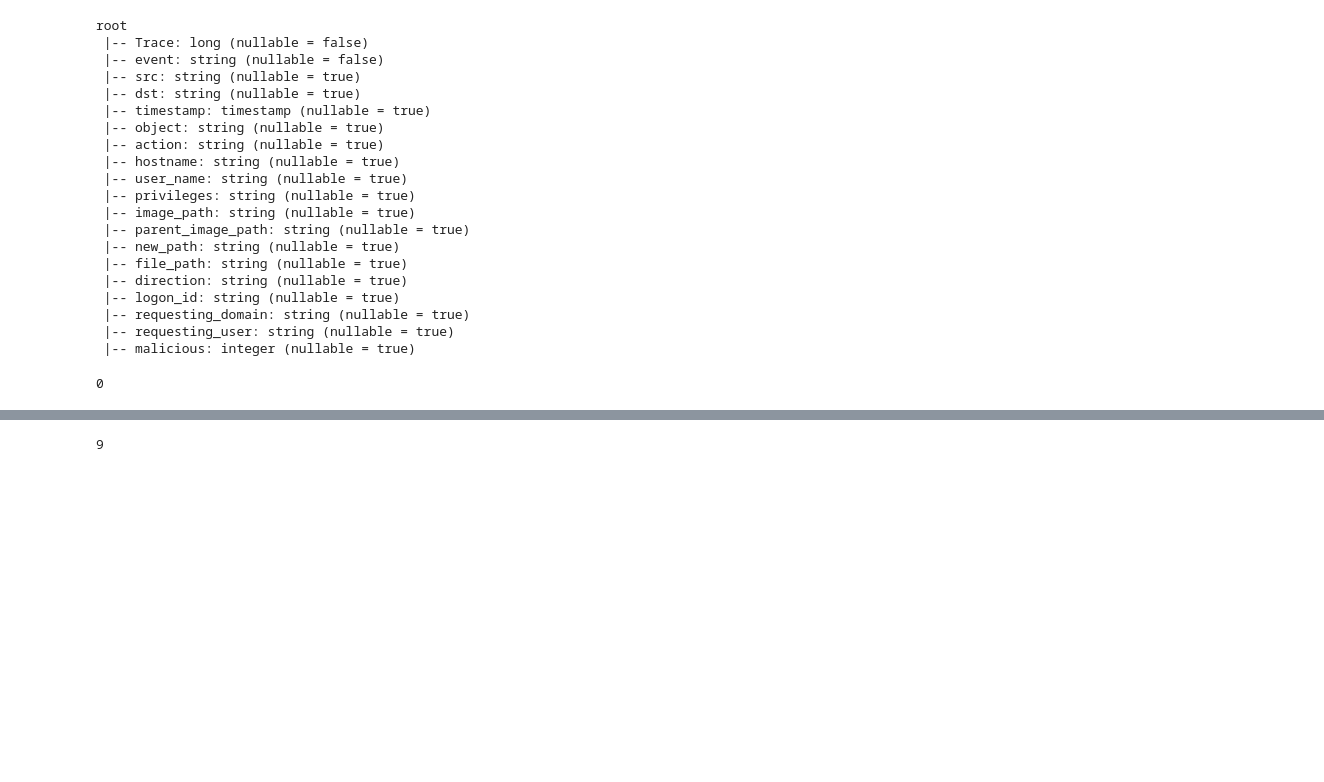
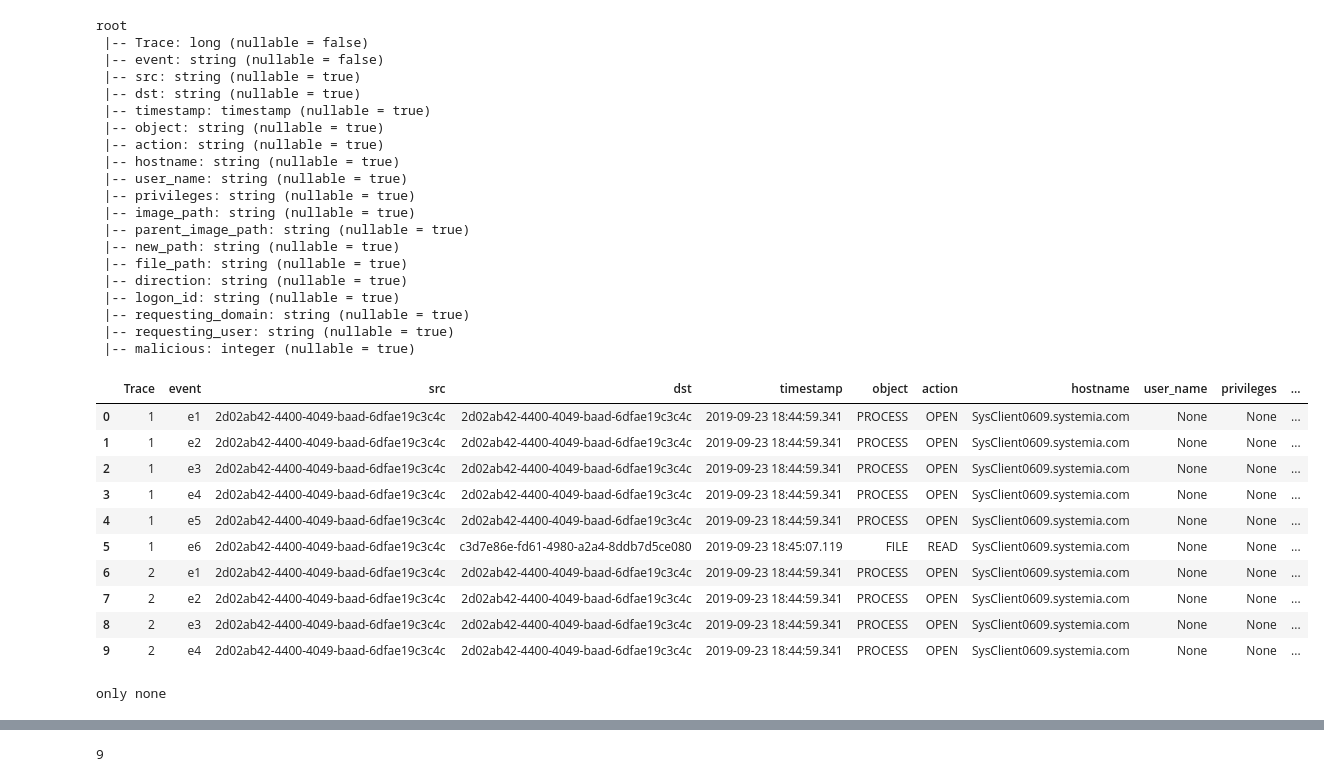
Before and after one commit to MBrend15/Public_Project_Repo, a Jupyter notebook: bam_create_graphframe.ipynb, the cells around one changed output, grey strips where cells are left out. Drawn from its saved outputs; the diff is of its cells as text; code cells hidden in the pictures; blank space fills up the shorter version.

Commit message:
one not encoding
created a function that one hot encodes an arbitrary amount of string columns and stored it in a new notebook "trace_encode"

```diff
--- a/bam_create_graphframe.ipynb
+++ b/bam_create_graphframe.ipynb
@@ -238,7 +328,41 @@ root
  |-- requesting_domain: string (nullable = true)
  |-- requesting_user: string (nullable = true)
  |-- malicious: integer (nullable = true)
-# %%
-stacked_df.where(col('image_path')=='System').count()
-# %% [output]
-0
+# %%
+stacked_df.limit(10).toPandas()
+#TODO: we have a problem with graphframes, need to remove all traces that loop to themselves.
+# %% [output]
+|  | Trace | event | src | dst | timestamp | object | action | hostname | user_name | privileges | ... |
+| 0 | 1 | e1 | 2d02ab42-4400-4049-baad-6dfae19c3c4c | 2d02ab42-4400-4049-baad-6dfae19c3c4c | 2019-09-23 18:44:59.341 | PROCESS | OPEN | SysClient0609.systemia.com | None | None | ... |
+| 1 | 1 | e2 | 2d02ab42-4400-4049-baad-6dfae19c3c4c | 2d02ab42-4400-4049-baad-6dfae19c3c4c | 2019-09-23 18:44:59.341 | PROCESS | OPEN | SysClient0609.systemia.com | None | None | ... |
+| 2 | 1 | e3 | 2d02ab42-4400-4049-baad-6dfae19c3c4c | 2d02ab42-4400-4049-baad-6dfae19c3c4c | 2019-09-23 18:44:59.341 | PROCESS | OPEN | SysClient0609.systemia.com | None | None | ... |
+| 3 | 1 | e4 | 2d02ab42-4400-4049-baad-6dfae19c3c4c | 2d02ab42-4400-4049-baad-6dfae19c3c4c | 2019-09-23 18:44:59.341 | PROCESS | OPEN | SysClient0609.systemia.com | None | None | ... |
+| 4 | 1 | e5 | 2d02ab42-4400-4049-baad-6dfae19c3c4c | 2d02ab42-4400-4049-baad-6dfae19c3c4c | 2019-09-23 18:44:59.341 | PROCESS | OPEN | SysClient0609.systemia.com | None | None | ... |
+| 5 | 1 | e6 | 2d02ab42-4400-4049-baad-6dfae19c3c4c | c3d7e86e-fd61-4980-a2a4-8ddb7d5ce080 | 2019-09-23 18:45:07.119 | FILE | READ | SysClient0609.systemia.com | None | None | ... |
+| 6 | 2 | e1 | 2d02ab42-4400-4049-baad-6dfae19c3c4c | 2d02ab42-4400-4049-baad-6dfae19c3c4c | 2019-09-23 18:44:59.341 | PROCESS | OPEN | SysClient0609.systemia.com | None | None | ... |
+| 7 | 2 | e2 | 2d02ab42-4400-4049-baad-6dfae19c3c4c | 2d02ab42-4400-4049-baad-6dfae19c3c4c | 2019-09-23 18:44:59.341 | PROCESS | OPEN | SysClient0609.systemia.com | None | None | ... |
+| 8 | 2 | e3 | 2d02ab42-4400-4049-baad-6dfae19c3c4c | 2d02ab42-4400-4049-baad-6dfae19c3c4c | 2019-09-23 18:44:59.341 | PROCESS | OPEN | SysClient0609.systemia.com | None | None | ... |
+| 9 | 2 | e4 | 2d02ab42-4400-4049-baad-6dfae19c3c4c | 2d02ab42-4400-4049-baad-6dfae19c3c4c | 2019-09-23 18:44:59.341 | PROCESS | OPEN | SysClient0609.systemia.com | None | None | ... |
+# %%
+#lets do some onehot encoding. let's start with object.
+
+#create sparse vecotrs for child objects
+from pyspark.ml.feature import OneHotEncoder
+from pyspark.ml import Pipeline
+from pyspark.ml.feature import StringIndexer
+#turn into numeric index before encoding
+indexer = StringIndexer(inputCol='new_path', outputCol='np_numeric')
+indexer_fitted = indexer.fit(stacked_df)
+df_indexed = indexer_fitted.transform(stacked_df)
+
+if len(indexer_fitted.labels) > 0:
+
+    encoder = OneHotEncoder(inputCols=['np_numeric'], outputCols=['np_sparse'],dropLast=False)
+    df_onehot_np = encoder.fit(df_indexed).transform(df_indexed)
+    df_onehot_np = df_onehot_np.drop('np_numeric')
+    print(indexer_fitted.labels)
+    df_onehot_np.limit(1).show()
+else:
+    print('only none')
+# %% [output]
+only none
```
Also changed, not shown: parts of 25 cells of this notebook, 2 other files.
